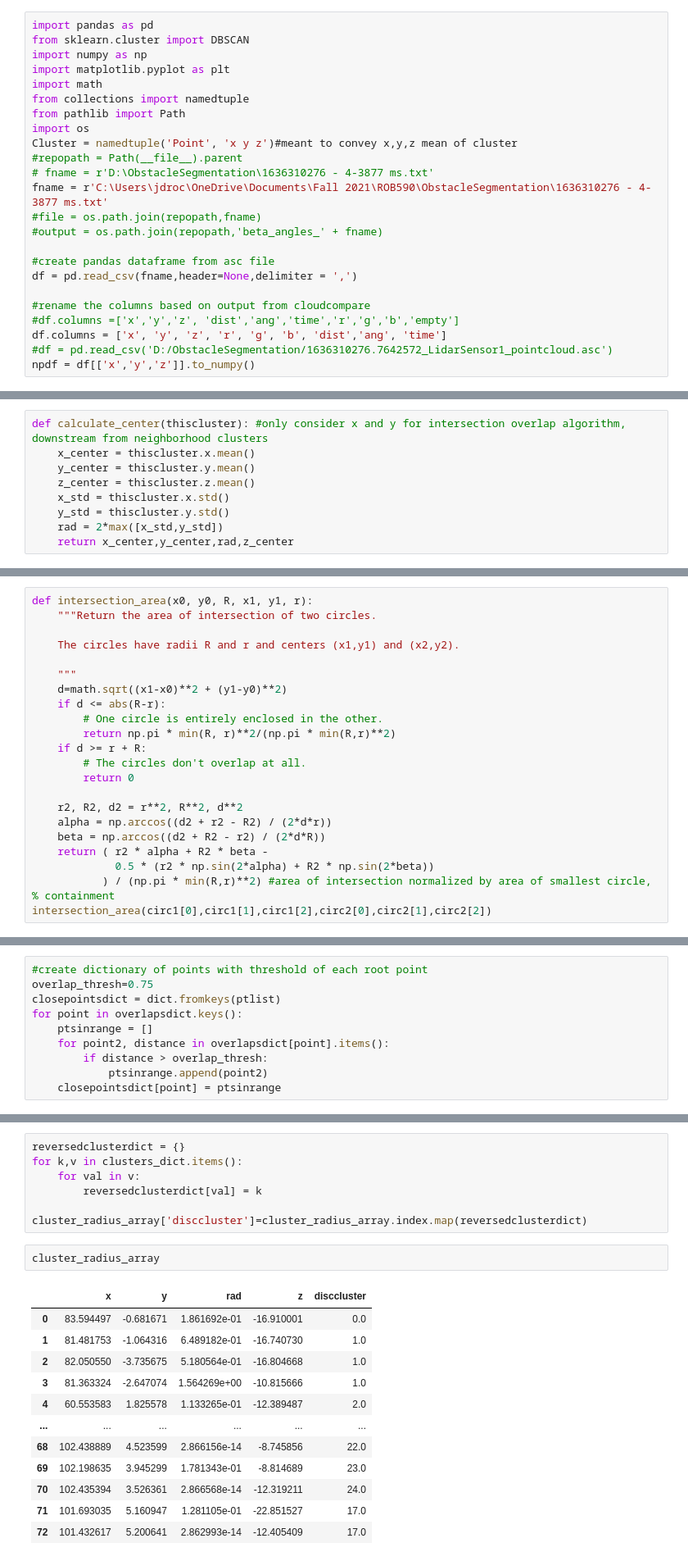
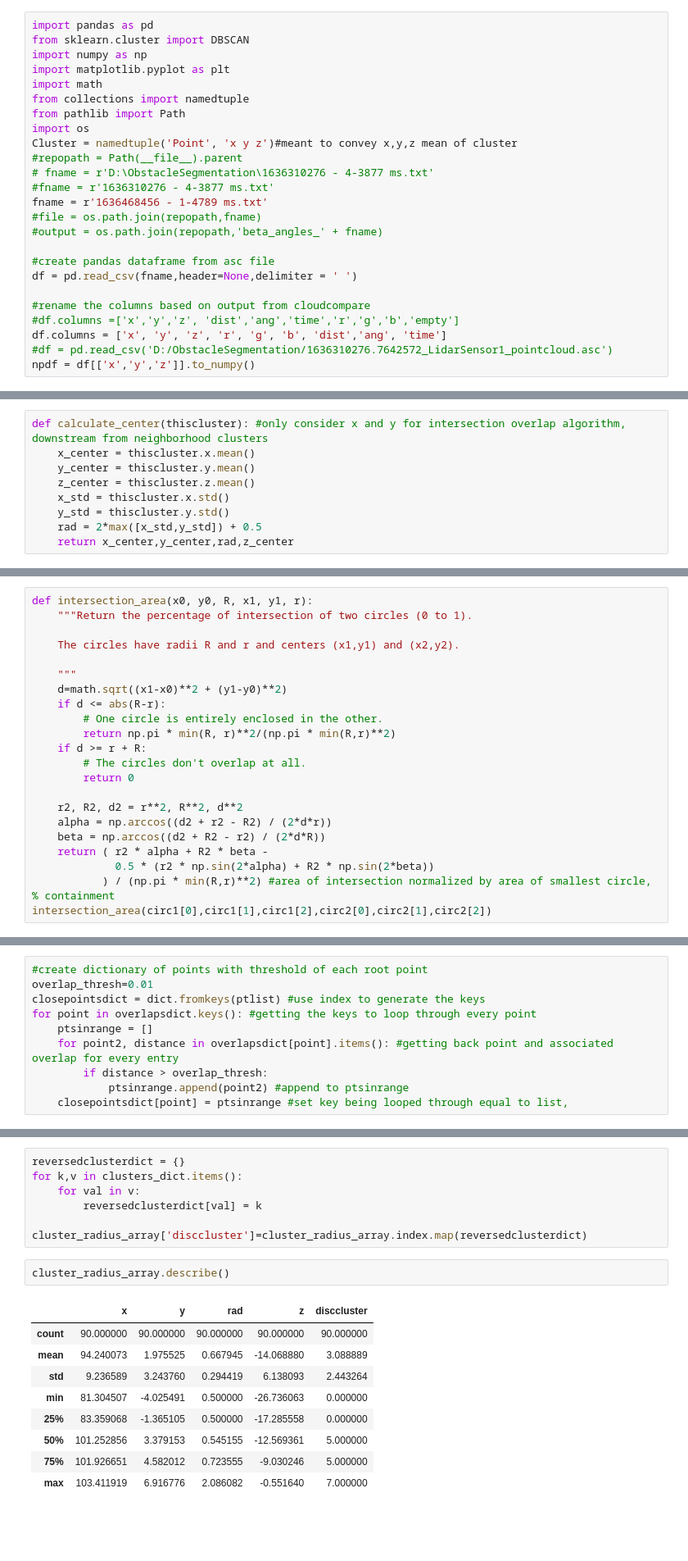
Before and after one commit to pflani/ObstacleSegmentation, a Jupyter notebook: DBSCAN.ipynb, the cells around one changed output, grey strips where cells are left out. Shown: that part at 82% size. Cells and saved outputs as stored; diff of their text form; blank space fills up the shorter version.

Commit message:
Merge branch 'main' of https://github.com/pflani/ObstacleSegmentation

```diff
--- a/DBSCAN.ipynb
+++ b/DBSCAN.ipynb
@@ -10,12 +10,13 @@ import os
 Cluster = namedtuple('Point', 'x y z')#meant to convey x,y,z mean of cluster
 #repopath = Path(__file__).parent
 # fname = r'D:\ObstacleSegmentation\1636310276 - 4-3877 ms.txt'
-fname = r'C:\Users\jdroc\OneDrive\Documents\Fall 2021\ROB590\ObstacleSegmentation\1636310276 - 4-3877 ms.txt'
+#fname = r'1636310276 - 4-3877 ms.txt'
+fname = r'1636468456 - 1-4789 ms.txt'
 #file = os.path.join(repopath,fname)
 #output = os.path.join(repopath,'beta_angles_' + fname)
 
 #create pandas dataframe from asc file
-df = pd.read_csv(fname,header=None,delimiter = ',')
+df = pd.read_csv(fname,header=None,delimiter = ' ')
 
 #rename the columns based on output from cloudcompare
 #df.columns =['x','y','z', 'dist','ang','time','r','g','b','empty']
@@ -231,7 +232,7 @@ def calculate_center(thiscluster): #only consider x and y for intersection overl
     z_center = thiscluster.z.mean()
     x_std = thiscluster.x.std()
     y_std = thiscluster.y.std()
-    rad = 2*max([x_std,y_std])
+    rad = 2*max([x_std,y_std]) + 0.5
     return x_center,y_center,rad,z_center
 # %%
 circ1 = calculate_center(exampleclusterdf)
@@ -267,6 +268,6 @@ cluster_radius_array
 # %%
 def intersection_area(x0, y0, R, x1, y1, r):
-    """Return the area of intersection of two circles.
+    """Return the percentage of intersection of two circles (0 to 1).
 
     The circles have radii R and r and centers (x1,y1) and (x2,y2).
 
@@ -306,13 +307,13 @@ Canvas(toolbar=Toolbar(toolitems=[('Home', 'Reset original view', 'home', 'home'
 # %%
 #create dictionary of points with threshold of each root point
-overlap_thresh=0.75
-closepointsdict = dict.fromkeys(ptlist)
-for point in overlapsdict.keys():
+overlap_thresh=0.01
+closepointsdict = dict.fromkeys(ptlist) #use index to generate the keys
+for point in overlapsdict.keys(): #getting the keys to loop through every point
     ptsinrange = []
-    for point2, distance in overlapsdict[point].items():
+    for point2, distance in overlapsdict[point].items(): #getting back point and associated overlap for every entry
         if distance > overlap_thresh:
-            ptsinrange.append(point2)
-    closepointsdict[point] = ptsinrange
+            ptsinrange.append(point2) #append to ptsinrange
+    closepointsdict[point] = ptsinrange #set key being looped through equal to list,
 # %%
 closepointsdict[5]
 # %% [output]
@@ -385,17 +393,14 @@ for k,v in clusters_dict.items():
 
 cluster_radius_array['disccluster']=cluster_radius_array.index.map(reversedclusterdict)
 # %%
-cluster_radius_array
+cluster_radius_array.describe()
 # %% [output]
 |  | x | y | rad | z | disccluster |
-| 0 | 83.594497 | -0.681671 | 1.861692e-01 | -16.910001 | 0.0 |
-| 1 | 81.481753 | -1.064316 | 6.489182e-01 | -16.740730 | 1.0 |
-| 2 | 82.050550 | -3.735675 | 5.180564e-01 | -16.804668 | 1.0 |
-| 3 | 81.363324 | -2.647074 | 1.564269e+00 | -10.815666 | 1.0 |
-| 4 | 60.553583 | 1.825578 | 1.133265e-01 | -12.389487 | 2.0 |
-| ... | ... | ... | ... | ... | ... |
-| 68 | 102.438889 | 4.523599 | 2.866156e-14 | -8.745856 | 22.0 |
-| 69 | 102.198635 | 3.945299 | 1.781343e-01 | -8.814689 | 23.0 |
-| 70 | 102.435394 | 3.526361 | 2.866568e-14 | -12.319211 | 24.0 |
-| 71 | 101.693035 | 5.160947 | 1.281105e-01 | -22.851527 | 17.0 |
-| 72 | 101.432617 | 5.200641 | 2.862993e-14 | -12.405409 | 17.0 |
+| count | 90.000000 | 90.000000 | 90.000000 | 90.000000 | 90.000000 |
+| mean | 94.240073 | 1.975525 | 0.667945 | -14.068880 | 3.088889 |
+| std | 9.236589 | 3.243760 | 0.294419 | 6.138093 | 2.443264 |
+| min | 81.304507 | -4.025491 | 0.500000 | -26.736063 | 0.000000 |
+| 25% | 83.359068 | -1.365105 | 0.500000 | -17.285558 | 0.000000 |
+| 50% | 101.252856 | 3.379153 | 0.545155 | -12.569361 | 5.000000 |
+| 75% | 101.926651 | 4.582012 | 0.723555 | -9.030246 | 5.000000 |
+| max | 103.411919 | 6.916776 | 2.086082 | -0.551640 | 7.000000 |
```
Also changed, not shown: parts of 25 cells of this notebook.
